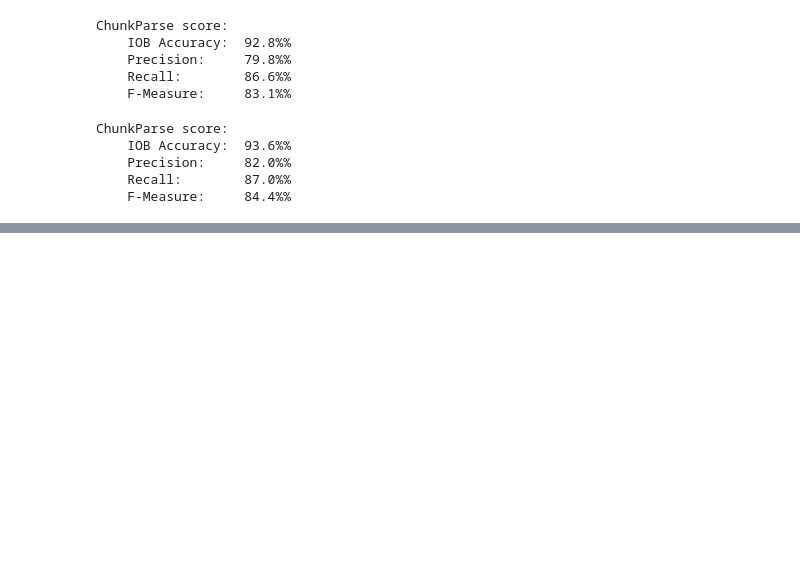
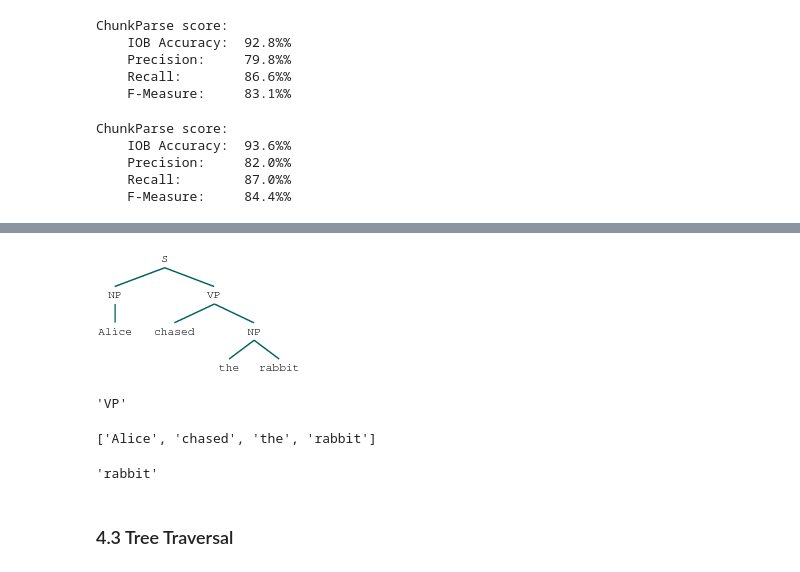
Before and after one commit to DaielChom/Dev-UIS, a Jupyter notebook: [Py] Problemas/tarea_primo_wilson/Information_text_wilson_homework.ipynb, the cells around one changed output, grey strips where cells are left out. Saved outputs shown, nothing was run; the diff lists cells and outputs as text; code cells hidden in the pictures; blank space fills up the shorter version.

```diff
--- a/[Py] Problemas/tarea_primo_wilson/Information_text_wilson_homework.ipynb
+++ b/[Py] Problemas/tarea_primo_wilson/Information_text_wilson_homework.ipynb
@@ -483,0 +614,18 @@ ChunkParse score:
+# %%
+tree4
+# %% [output]
+[figure, added]
+# %%
+tree4[1].label()
+# %% [output]
+'VP'
+# %%
+tree4.leaves()
+# %% [output]
+['Alice', 'chased', 'the', 'rabbit']
+# %%
+tree4[1][1][1]
+# %% [output]
+'rabbit'
+# %% [markdown]
+### 4.3   Tree Traversal
```
Also changed, not shown: parts of 28 cells of this notebook, 2 other files.
